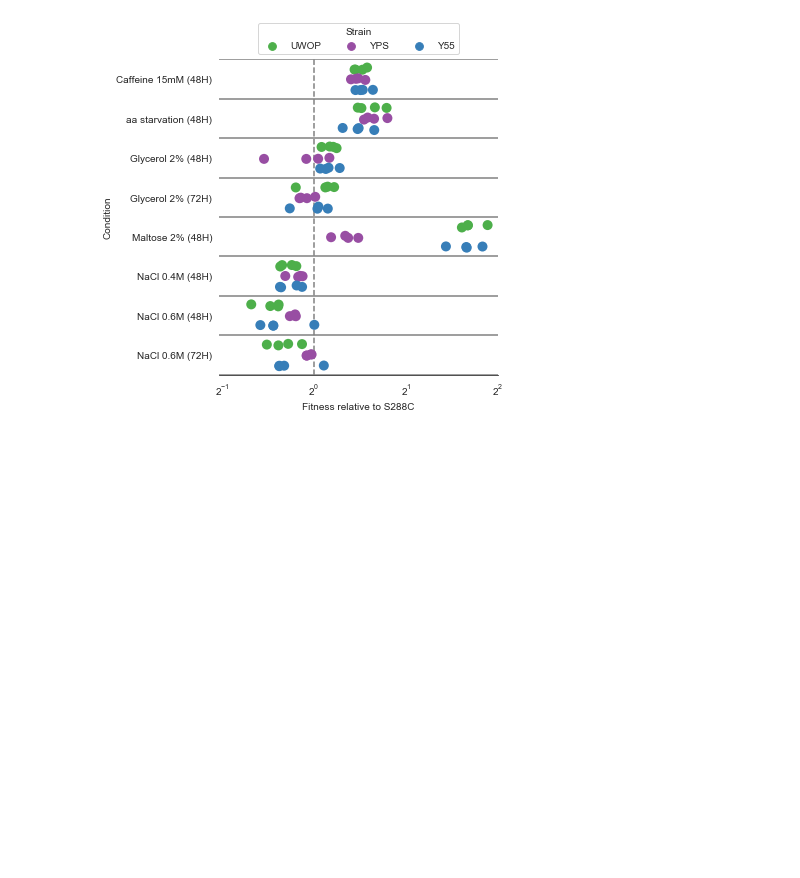
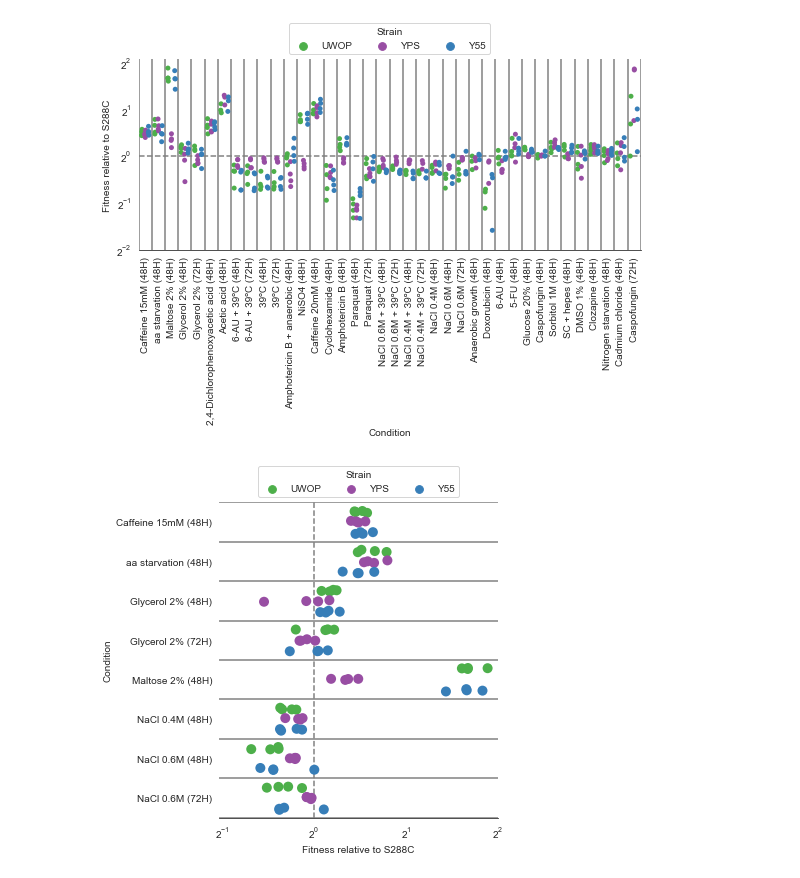
Before and after one commit to mgalardini/2018koyeast, a Jupyter notebook: notebooks/fitness.ipynb, the cells around one changed output. Saved outputs shown, nothing was run; the diff lists cells and outputs as text; code cells hidden in the pictures; blank space fills up the shorter version.

```diff
--- a/notebooks/fitness.ipynb
+++ b/notebooks/fitness.ipynb
@@ -2,6 +2,7 @@
 ffile = '../out/fitness.txt'
 sfile = '../out/ko_scores.txt'
 dfile = '../out/deviating.tsv'
+cofile = '../out/sorted_conditions.txt'
 # %%
 %matplotlib inline
 
@@ -15,6 +16,9 @@ plt.rc('font', size=12)
 import os
 import numpy as np
 import pandas as pd
+# %%
+co = [x.rstrip()
+      for x in open(cofile)]
 # %%
 strains = ['S288C', 'Y55',
            'UWOP', 'YPS']
@@ -105,3 +155,49 @@ plt.savefig('fitness.svg',
+# %%
+plt.figure(figsize=(9, 3.5))
+
+sns.stripplot(data=f,
+              y='relative-fitness',
+              x='condition',
+              hue='strain',
+              order=co,
+              hue_order=strains,
+              palette=[cstrains[x]
+                       for x in strains],
+              size=5,
+              dodge=True)
+
+plt.axhline(1,
+            color='grey',
+            ls='dashed')
+
+plt.axvline(-0.5,
+            color='grey')
+for i in range(len(f['condition'].unique())):
+    plt.axvline(i+0.5,
+                color='grey')
+
+plt.ylabel('Fitness relative to S288C')
+plt.xlabel('Condition')
+
+plt.legend(bbox_to_anchor=(0.5, 1),
+           loc='lower center',
+           ncol=3,
+           title='Strain')
+
+plt.yscale('log', basey=2)
+
+plt.xticks(rotation=90)
+
+sns.despine(left=True)
+
+plt.savefig('fitness-h1.png',
+            dpi=300, bbox_inches='tight',
+            transparent=True)
+plt.savefig('fitness-h1.svg',
+            dpi=300, bbox_inches='tight',
+            transparent=True);
+# %% [output]
+[figure, added]
 # %%
 rco = ['Caffeine 15mM (48H)',
        'aa starvation (48H)',
```
Also changed, not shown: parts of 4 cells of this notebook, 4 other files.
